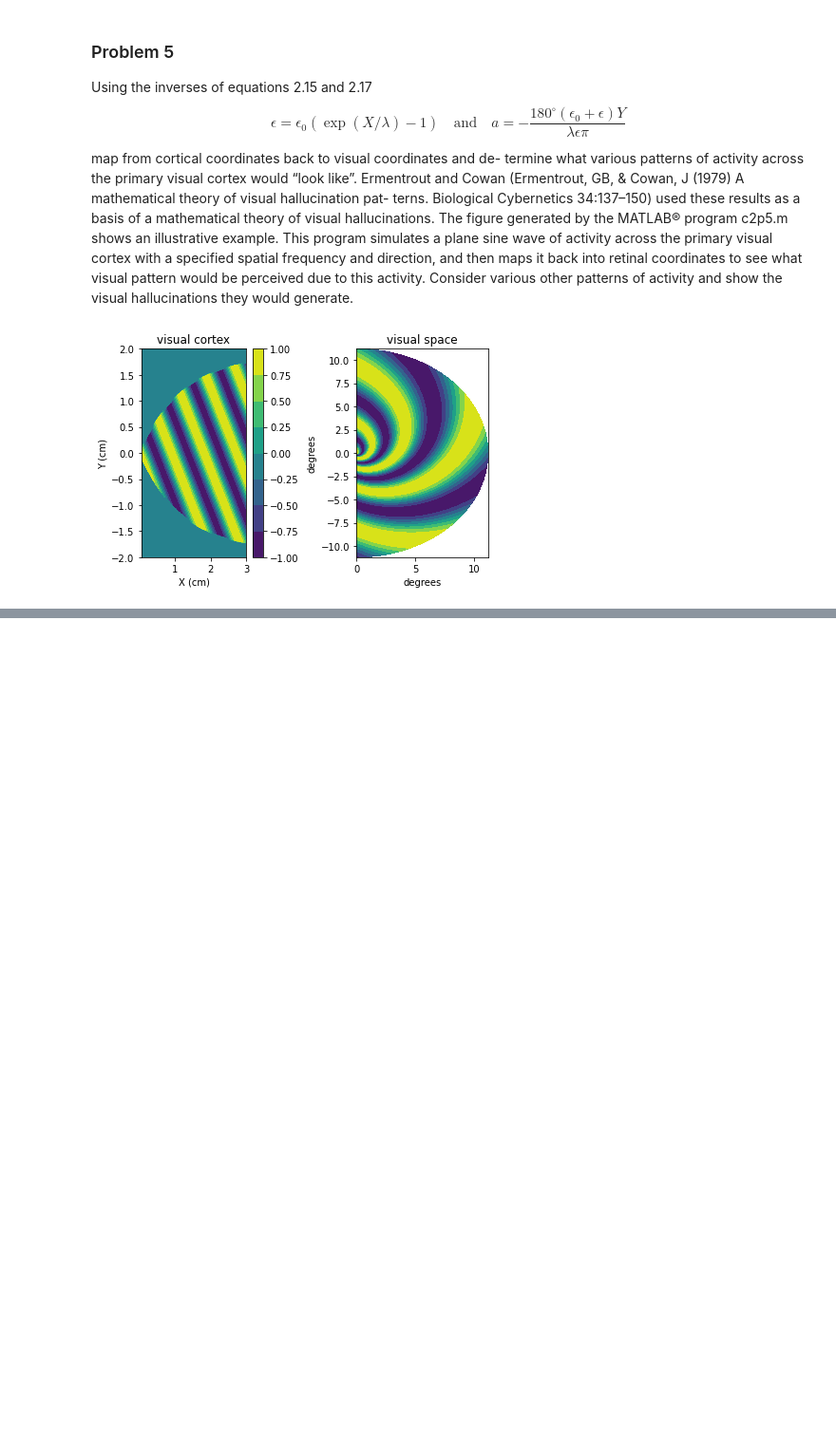
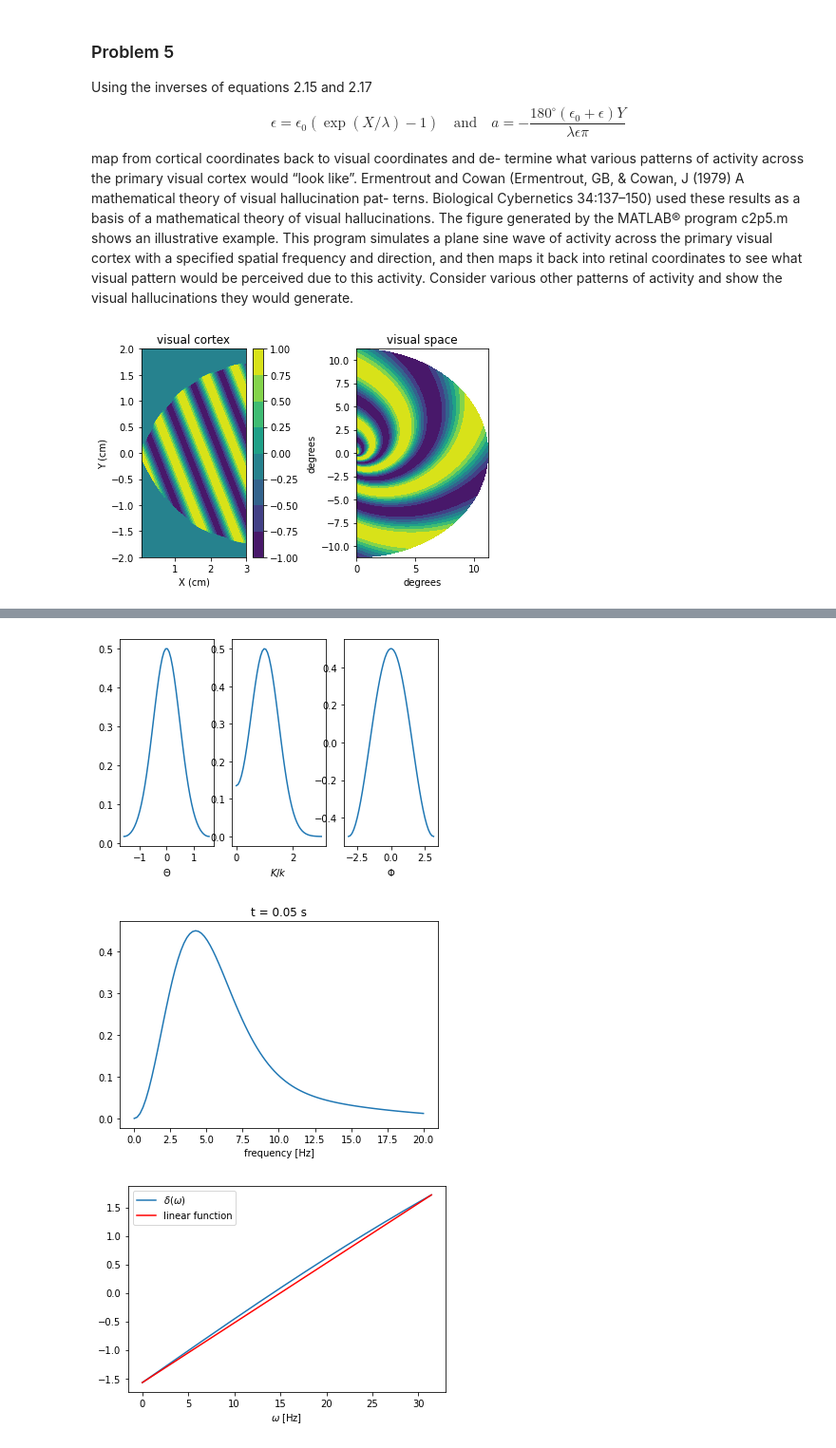
Before and after one commit to AccidentalThought/TheoreticalNeuroscience, a Jupyter notebook: chap02.ipynb, the cells around one changed output, grey strips where cells are left out. Shown at 95% size. Cells and saved outputs as stored; diff of their text form; code cells hidden in the pictures; blank space fills up the shorter version.

```diff
--- a/chap02.ipynb
+++ b/chap02.ipynb
@@ -275,0 +289,6 @@ This does not look like the wanted result...
+# %%
+exercise6()
+# %% [output]
+[figure, added]
+[figure, added]
+[figure, added]
```
Also changed, not shown: parts of 3 cells of this notebook, 3 other files.
